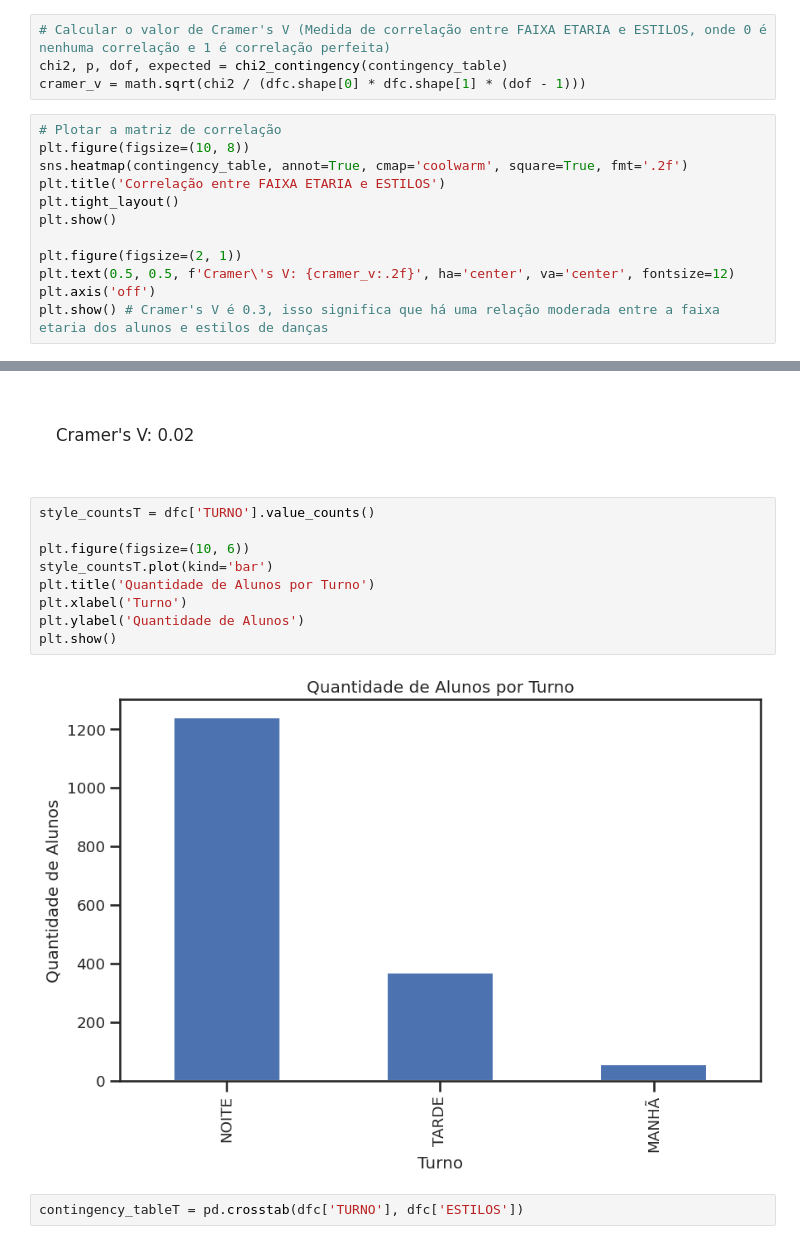
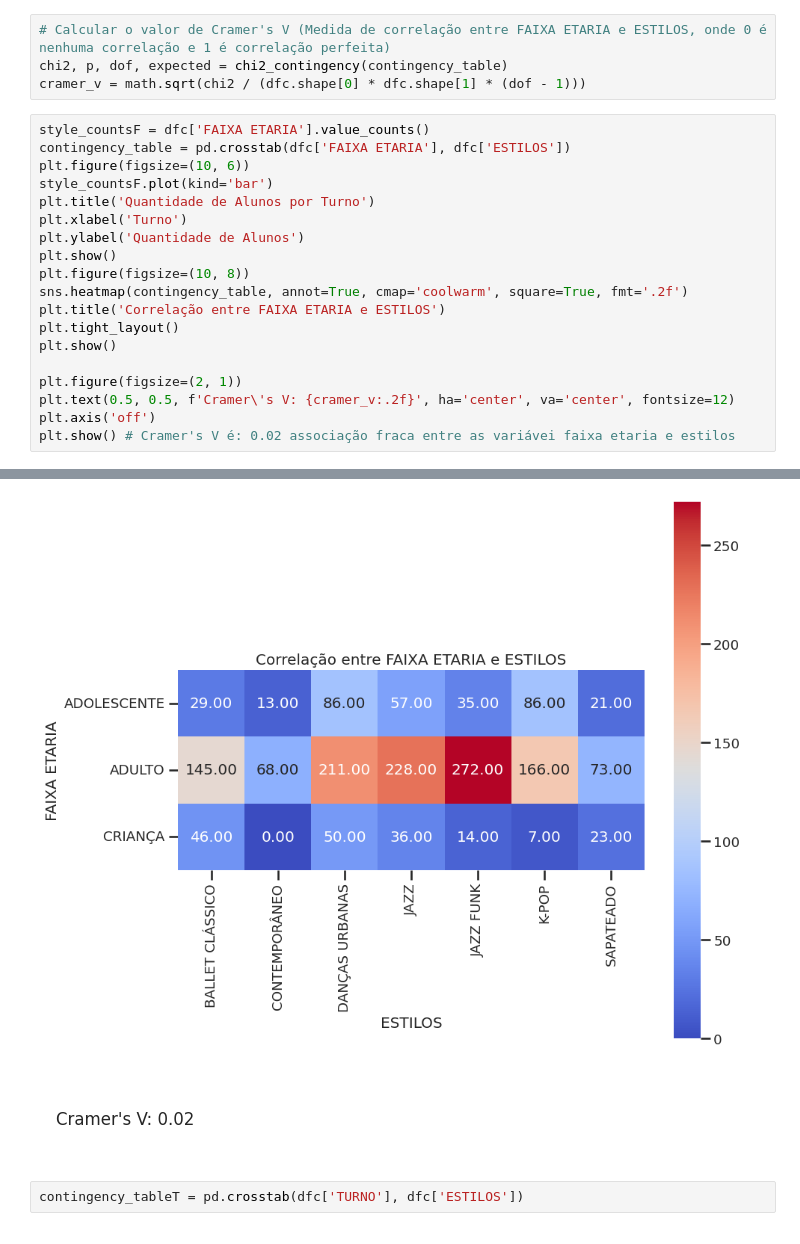
Before and after one commit to KoreTane/PredictiveLeadManagement, a Jupyter notebook: CBS_Dance_EDA.ipynb, the cells around one changed output, grey strips where cells are left out. Drawn from its saved outputs; the diff is of its cells as text.

```diff
--- a/CBS_Dance_EDA.ipynb
+++ b/CBS_Dance_EDA.ipynb
@@ -108,7 +108,14 @@ contingency_table = pd.crosstab(dfc['FAIXA ETARIA'], dfc['ESTILOS'])
 chi2, p, dof, expected = chi2_contingency(contingency_table)
 cramer_v = math.sqrt(chi2 / (dfc.shape[0] * dfc.shape[1] * (dof - 1)))
 # %%
-# Plotar a matriz de correlação
+style_countsF = dfc['FAIXA ETARIA'].value_counts()
+contingency_table = pd.crosstab(dfc['FAIXA ETARIA'], dfc['ESTILOS'])
+plt.figure(figsize=(10, 6))
+style_countsF.plot(kind='bar')
+plt.title('Quantidade de Alunos por Turno')
+plt.xlabel('Turno')
+plt.ylabel('Quantidade de Alunos')
+plt.show()
 plt.figure(figsize=(10, 8))
 sns.heatmap(contingency_table, annot=True, cmap='coolwarm', square=True, fmt='.2f')
 plt.title('Correlação entre FAIXA ETARIA e ESTILOS')
@@ -118,5 +125,5 @@ plt.show()
 plt.figure(figsize=(2, 1))
 plt.text(0.5, 0.5, f'Cramer\'s V: {cramer_v:.2f}', ha='center', va='center', fontsize=12)
 plt.axis('off')
-plt.show() # Cramer's V é 0.3, isso significa que há uma relação moderada entre a faixa etaria dos alunos e estilos de danças
+plt.show() # Cramer's V é: 0.02 associação fraca entre as variávei faixa etaria e estilos
 # %% [output]
@@ -124,15 +131,5 @@ plt.show() # Cramer's V é 0.3, isso significa que há uma relação moderada en
-[figure, old version]
+[figure, new version]
+[figure, added]
-# %%
-style_countsT = dfc['TURNO'].value_counts()
-
-plt.figure(figsize=(10, 6))
-style_countsT.plot(kind='bar')
-plt.title('Quantidade de Alunos por Turno')
-plt.xlabel('Turno')
-plt.ylabel('Quantidade de Alunos')
-plt.show()
-# %% [output]
-[figure, removed]
 # %%
 contingency_tableT = pd.crosstab(dfc['TURNO'], dfc['ESTILOS'])
 # %%
```
Also changed, not shown: parts of 23 cells of this notebook.
